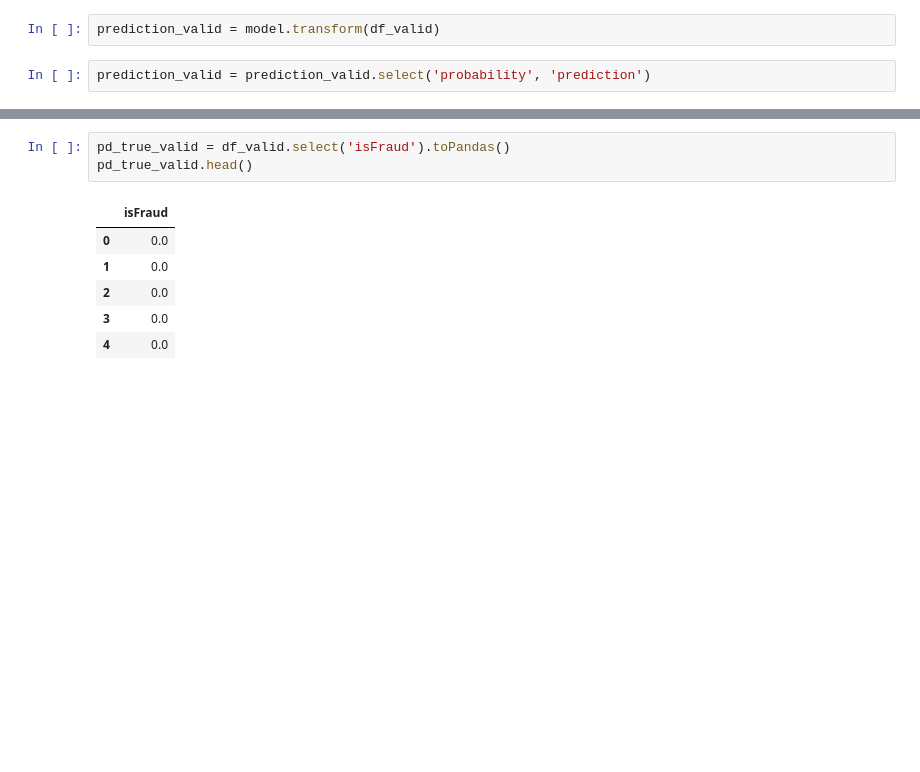
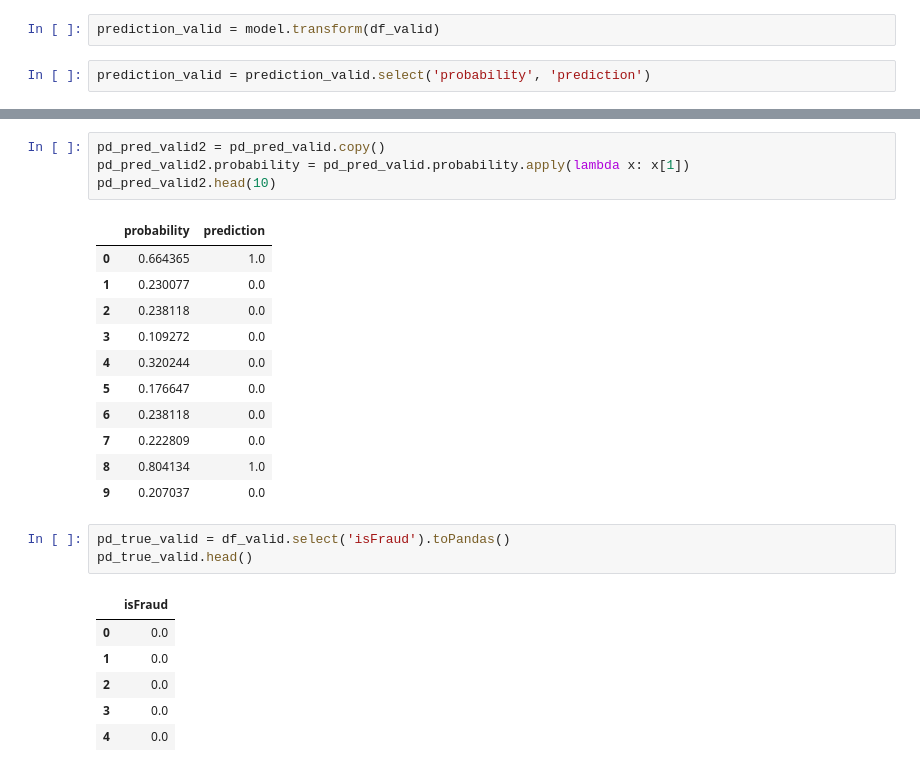
Before and after one commit to PrinceJavier/ieee_cis_fraud_detection, a Jupyter notebook: ieee_cis_fraud_detection.feature_eng.ipynb, the cells around one changed output, grey strips where cells are left out. Saved outputs shown, nothing was run; the diff lists cells and outputs as text; blank space fills up the shorter version.

```diff
--- a/ieee_cis_fraud_detection.feature_eng.ipynb
+++ b/ieee_cis_fraud_detection.feature_eng.ipynb
@@ -344,3 +386,19 @@ pd_pred_valid.head()
+# %%
+pd_pred_valid2 = pd_pred_valid.copy()
+pd_pred_valid2.probability = pd_pred_valid.probability.apply(lambda x: x[1])
+pd_pred_valid2.head(10)
+# %% [output]
+|  | probability | prediction |
+| 0 | 0.664365 | 1.0 |
+| 1 | 0.230077 | 0.0 |
+| 2 | 0.238118 | 0.0 |
+| 3 | 0.109272 | 0.0 |
+| 4 | 0.320244 | 0.0 |
+| 5 | 0.176647 | 0.0 |
+| 6 | 0.238118 | 0.0 |
+| 7 | 0.222809 | 0.0 |
+| 8 | 0.804134 | 1.0 |
+| 9 | 0.207037 | 0.0 |
 # %%
 pd_true_valid = df_valid.select('isFraud').toPandas()
 pd_true_valid.head()
```
Also changed, not shown: parts of 18 cells of this notebook.
